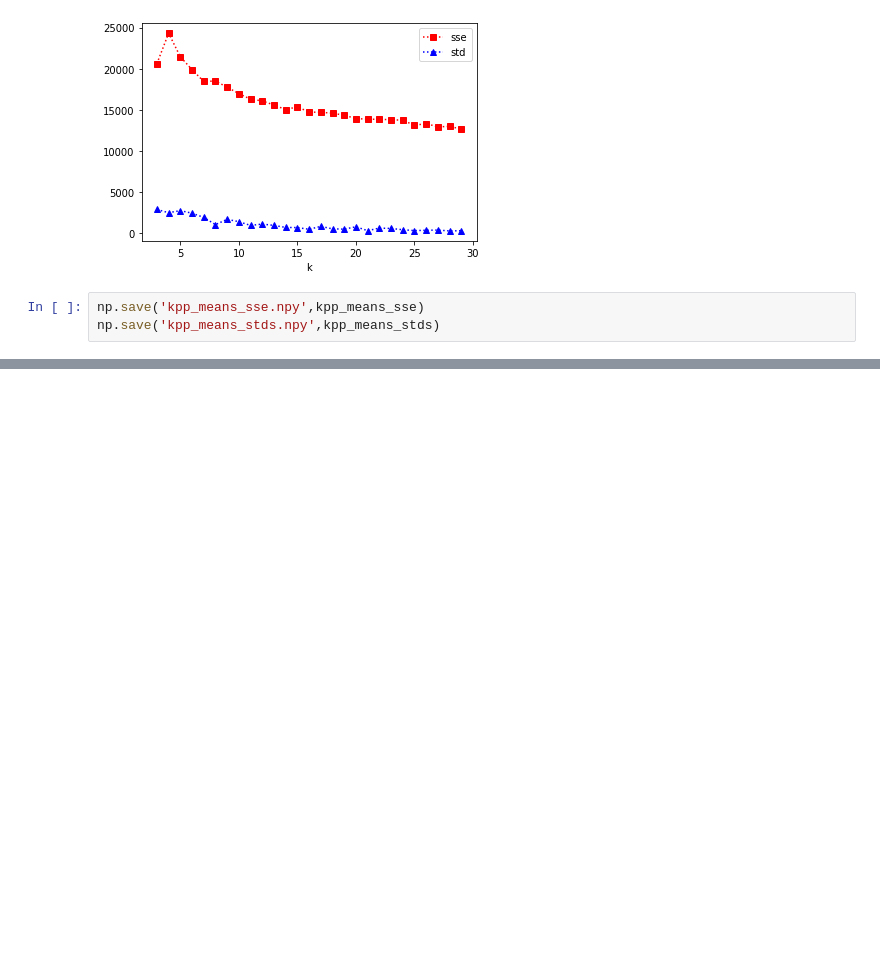
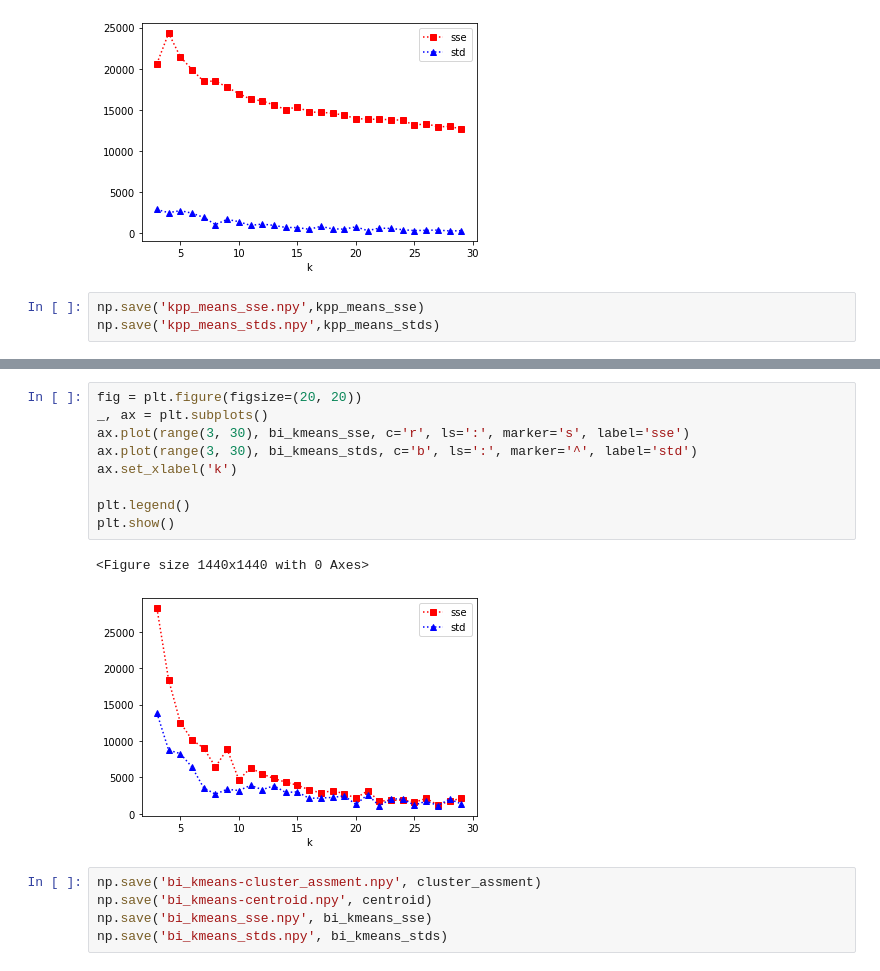
Before and after one commit to luojunhui1/AnomalyExpriments, a Jupyter notebook: test.ipynb, the cells around one changed output, grey strips where cells are left out. Drawn from its saved outputs; the diff is of its cells as text; blank space fills up the shorter version.

Commit message:
choose bi-kmeans

```diff
--- a/test.ipynb
+++ b/test.ipynb
@@ -183,0 +103,17 @@ sse_split, sse_nonsplit 3246.323769590114 35085.52026455094
+# %%
+fig = plt.figure(figsize=(20, 20))
+_, ax = plt.subplots()
+ax.plot(range(3, 30), bi_kmeans_sse, c='r', ls=':', marker='s', label='sse')
+ax.plot(range(3, 30), bi_kmeans_stds, c='b', ls=':', marker='^', label='std')
+ax.set_xlabel('k')
+
+plt.legend()
+plt.show()
+# %% [output]
+<Figure size 1440x1440 with 0 Axes>
+[figure, added]
+# %%
+np.save('bi_kmeans-cluster_assment.npy', cluster_assment)
+np.save('bi_kmeans-centroid.npy', centroid)
+np.save('bi_kmeans_sse.npy', bi_kmeans_sse)
+np.save('bi_kmeans_stds.npy', bi_kmeans_stds)
```
Also changed, not shown: parts of 15 cells of this notebook, 29 other files.
